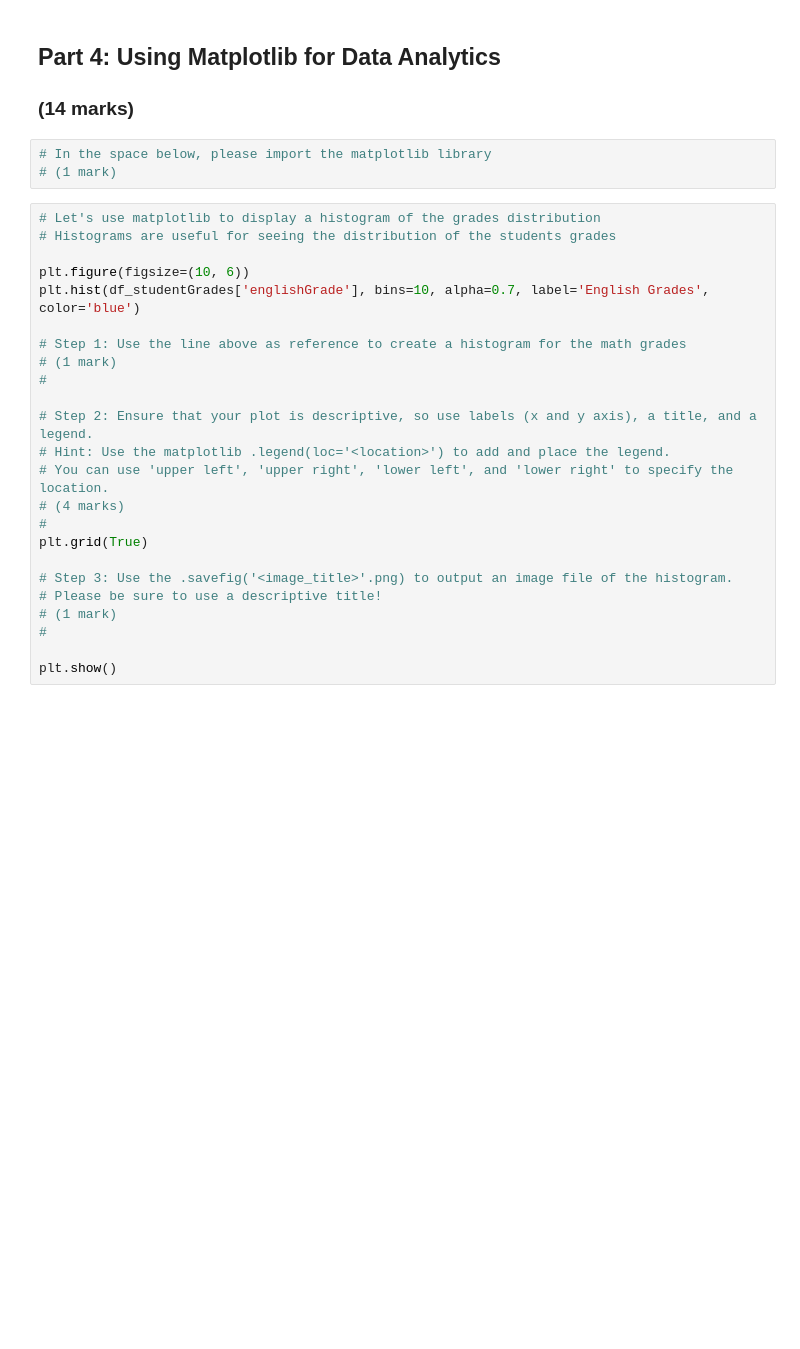
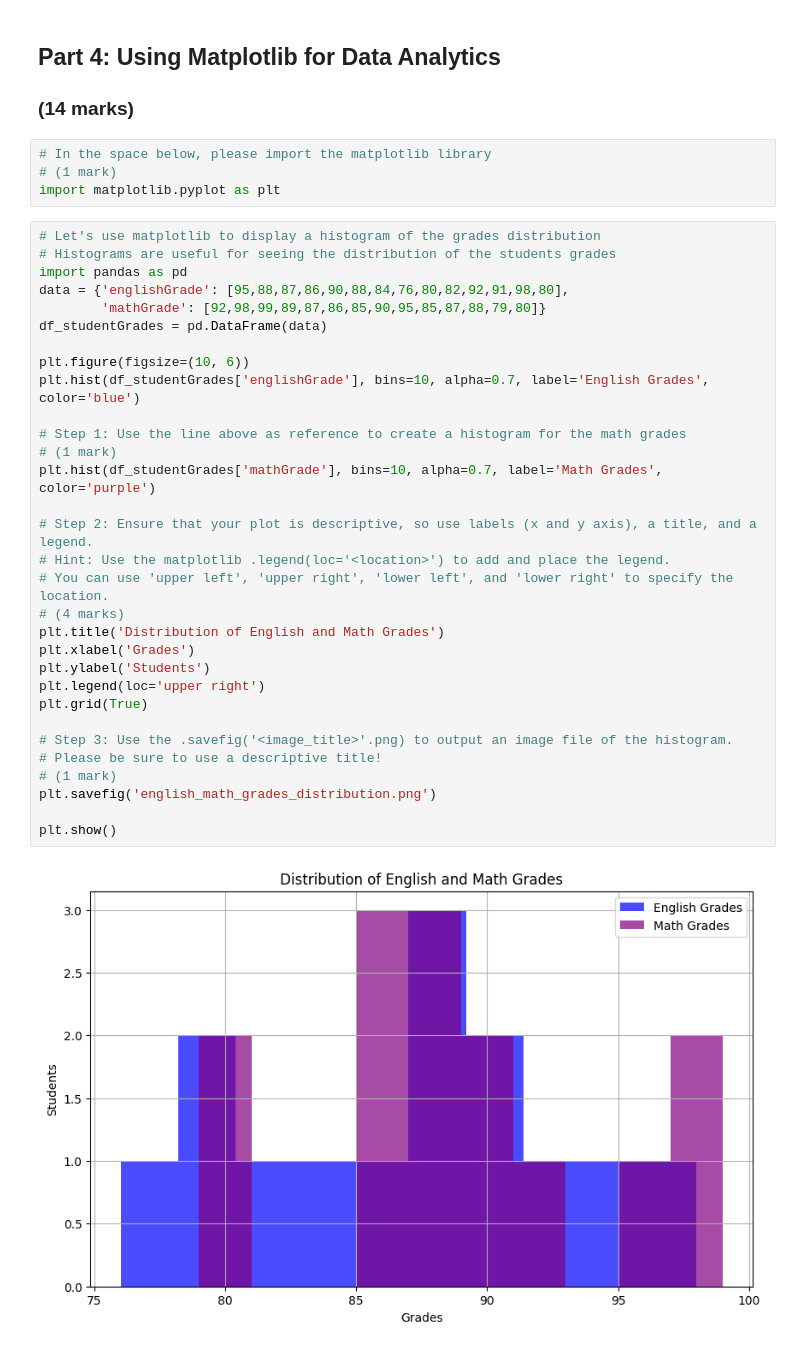
Before and after one commit to KatiaAbdulBaki/engg680_2024_fall, a Jupyter notebook: Lab_Assignment1/StudentGradeManagementSystem.ipynb, the cells around one changed output. Saved outputs shown, nothing was run; the diff lists cells and outputs as text; blank space fills up the shorter version.

Commit message:
Part:4 Using Matplotlib for Data Analystics Completed

```diff
--- a/Lab_Assignment1/StudentGradeManagementSystem.ipynb
+++ b/Lab_Assignment1/StudentGradeManagementSystem.ipynb
@@ -206,30 +209,40 @@ print(df_studentsGPASorted_homeroom)
 # %%
 # In the space below, please import the matplotlib library
 # (1 mark)
+import matplotlib.pyplot as plt
 # %%
 # Let's use matplotlib to display a histogram of the grades distribution
 # Histograms are useful for seeing the distribution of the students grades
+import pandas as pd
+data = {'englishGrade': [95,88,87,86,90,88,84,76,80,82,92,91,98,80],
+        'mathGrade': [92,98,99,89,87,86,85,90,95,85,87,88,79,80]}
+df_studentGrades = pd.DataFrame(data)
 
 plt.figure(figsize=(10, 6))
 plt.hist(df_studentGrades['englishGrade'], bins=10, alpha=0.7, label='English Grades', color='blue')
 
 # Step 1: Use the line above as reference to create a histogram for the math grades
 # (1 mark)
-#
+plt.hist(df_studentGrades['mathGrade'], bins=10, alpha=0.7, label='Math Grades', color='purple')
 
 # Step 2: Ensure that your plot is descriptive, so use labels (x and y axis), a title, and a legend.
 # Hint: Use the matplotlib .legend(loc='<location>') to add and place the legend.
 # You can use 'upper left', 'upper right', 'lower left', and 'lower right' to specify the location.
 # (4 marks)
-#
+plt.title('Distribution of English and Math Grades')
+plt.xlabel('Grades')
+plt.ylabel('Students')
+plt.legend(loc='upper right')
 plt.grid(True)
 
 # Step 3: Use the .savefig('<image_title>'.png) to output an image file of the histogram.
 # Please be sure to use a descriptive title!
 # (1 mark)
-#
+plt.savefig('english_math_grades_distribution.png')
 
 plt.show()
+# %% [output]
+[figure, added]
 # %%
 # Let's also use matplotlib to display a scatter plot of English vs. Math grades
 # Scatter plots are useful for seeing the relationship between two variables
```
Also changed, not shown: parts of 4 cells of this notebook.
